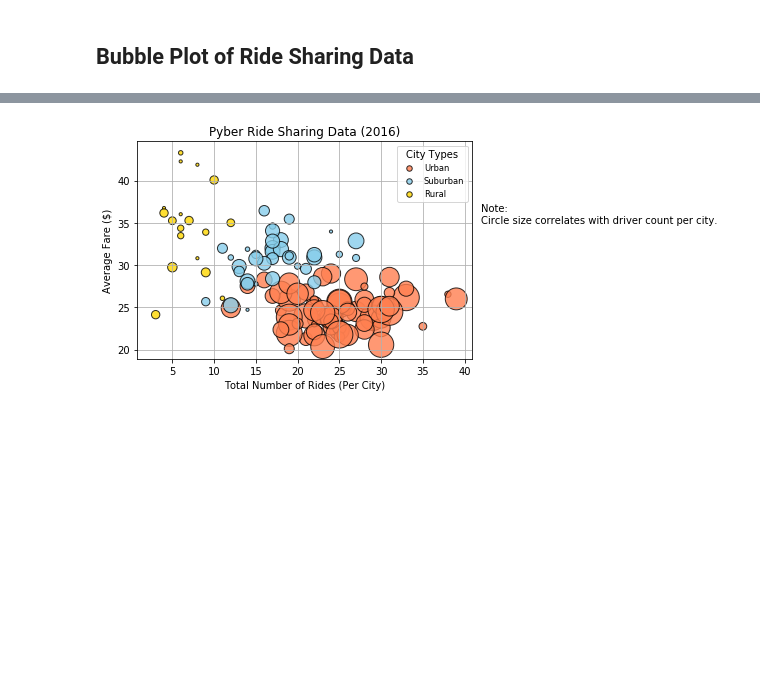
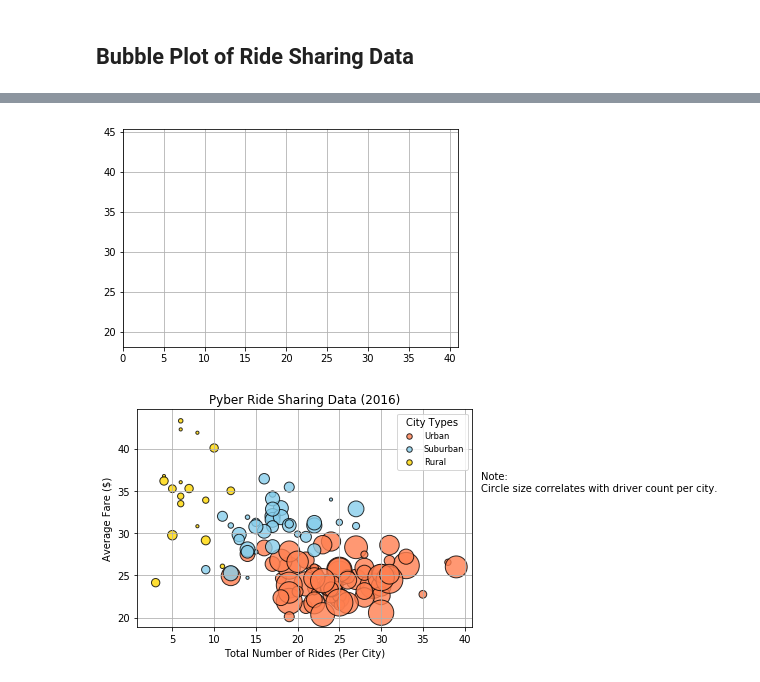
Before and after one commit to grroschel/Pyber-Ride-Sharing-Co-Analysis, a Jupyter notebook: Pyber_RSC.ipynb, the cells around one changed output, grey strips where cells are left out. Saved outputs shown, nothing was run; the diff lists cells and outputs as text; code cells hidden in the pictures; blank space fills up the shorter version.

```diff
--- a/Pyber_RSC.ipynb
+++ b/Pyber_RSC.ipynb
@@ -120,0 +59,81 @@ Name: ride_id, Length: 120, dtype: int64
+# %%
+# Obtain the x and y coordinates for each of the three city types
+urban_df = city_type_df.loc[city_type_df["type"] == "Urban"]
+suburban_df = city_type_df.loc[city_type_df["type"] == "Suburban"]
+rural_df = city_type_df.loc[city_type_df["type"] == "Rural"]
+
+# Print some preliminary data from the above
+print("Preliminary Counts:")
+print("-------------------")
+print("There are a Total of " + str(city_type_df["type"].count()) + " cities in our dataset")
+print(str(urban_df["type"].count()) + " are Urban cities")
+print(str(suburban_df["type"].count()) + " are Suburban cities")
+print(str(rural_df["type"].count()) + " are Rural cities")
+
+# x_axis = Total Number of Rides (Per City)
+x_urban = urban_df["ride_id_count"]
+x_suburban = suburban_df["ride_id_count"]
+x_rural = rural_df["ride_id_count"]
+
+# y_axis = Average Fare ($)
+y_urban = urban_df["avg_fare"]
+y_suburban = suburban_df["avg_fare"]
+y_rural = rural_df["avg_fare"]
+
+# Get driver count per city for bubble size (s=) on plot
+urban_dc = urban_df["driver_count"]
+suburban_dc = suburban_df["driver_count"]
+rural_dc = rural_df["driver_count"]
+
+# Print some more preliminary data from the above
+urban_dc_fmt = format(urban_df["driver_count"].sum(), ",d")
+suburban_dc_fmt = format(suburban_df["driver_count"].sum(), ",d")
+rural_dc_fmt = format(rural_df["driver_count"].sum(), ",d")
+print()
+print("There are " + str(urban_dc_fmt) + " Urban drivers")
+print("There are " + str(suburban_dc_fmt) + " Suburban drivers")
+print("There are " + str(rural_dc_fmt) + " Rural drivers")
+
+# Incorporate the other graph properties
+plt.xlim(0, city_type_df["ride_id_count"].max() + 2)
+city_type_df["avg_fare"] = pd.to_numeric(city_type_df["avg_fare"])
+plt.ylim(city_type_df["avg_fare"].min() - 2, city_type_df["avg_fare"].max() + 2)
+plt.grid()
+# plt.title("Pyber Ride Sharing Data (2016)")
+# plt.xlabel("Total Number of Rides (Per City)")
+# plt.ylabel("Average Fare ($)")
+
+
+
+# Build the scatter plots for each city types
+# Incorporate a text label regarding circle size
+# plt.scatter(x=x_urban, y=y_urban, marker="o", color="gold", edgecolors="black", s=urban_dc, alpha=0.8,
+#             data="Note: Circle size coorelates with driver count per city", Label="Urban")
+
+# plt.scatter(x=urban_df["ride_id_count"], y=urban_df["avg_fare"], marker="o", color="gold", edgecolors="black", s=urban_df["driver_count"], alpha=0.8, Label="Urban")
+# plt.scatter(x=x_suburban, y=y_suburban, marker="o", color="lightskyblue", edgecolors="black", s=suburban_dc, alpha=0.8, Label="Suburban")
+# plt.scatter(x=x_rural, y=y_rural, marker="o", color="lightcoral", edgecolors="black", s=rural_dc, alpha=0.8, Label="Rural")
+# plt.legend(loc="best")
+
+# Create a legend
+# urban_handle, = plt.plot(urban_df["ride_id_count"], urban_df["avg_fare"], marker ='o', color='gold', label="Urban")
+# suburban_handle, = plt.plot(x_axis, sin, marker ='o', color='light sky blue', label="Suburban")
+# rural_handle, = plt.plot(x_axis, sin, marker ='o', color='light coral', label="Rural")
+# plt.legend(handles=[urban_handle, suburban_handle, rural_handle], loc="best")
+# plt.legend(handles=[urban_handle], loc="best")
+
+# NOW
+#urban_handle, = plt.plot(x=x_urban, y=urban_df["avg_fare"], marker="o", color="gold", edgecolors="black", alpha=0.8, Label="Urban")
+urban_handle, = plt.plot(x=urban_df["ride_id_count"], y=urban_df["avg_fare"], marker="o", color="gold", edgecolors="black", s=urban_df["driver_count"], alpha=0.8, Label="Urban")
+# suburban_handle, = plt.plot(x=x_suburban, y=y_suburban, marker="o", color="lightskyblue", edgecolors="black", s=suburban_dc, alpha=0.8, Label="Suburban")
+# rural_handle, = plt.plot(x=x_rural, y=y_rural, marker="o", color="lightcoral", edgecolors="black", s=rural_dc, alpha=0.8, Label="Rural")
+# plt.legend(handles=[urban_handle, suburban_handle, rural_handle], loc="best")
+# urban_df.count().head()
+plt.legend(handles=[urban_handle], loc="best")
+
+# Save Figure
+plt.savefig("ridesharingdata.png")
+
+# Plot it
+plt.show()
+# %% [output]
@@ -121,2 +151,3 @@ Name: ride_id, Length: 120, dtype: int64
+[figure, added]
 # %%
 # Show plot
```
Also changed, not shown: parts of 7 cells of this notebook, 1 other file.
